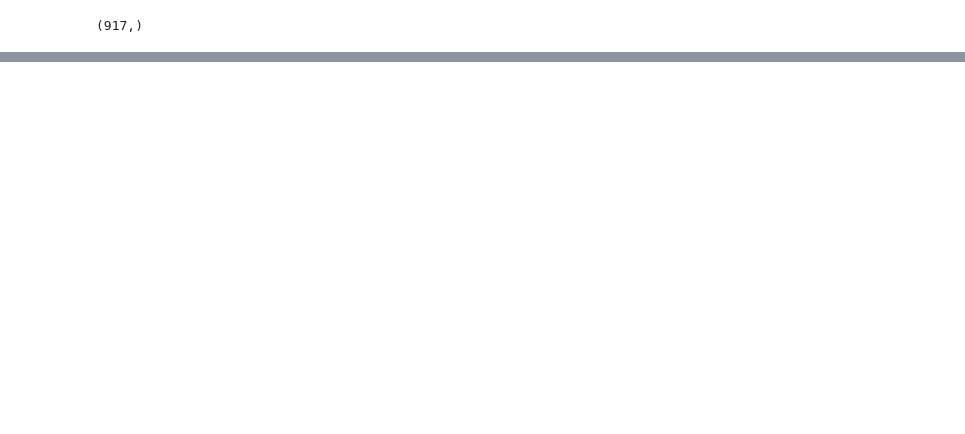
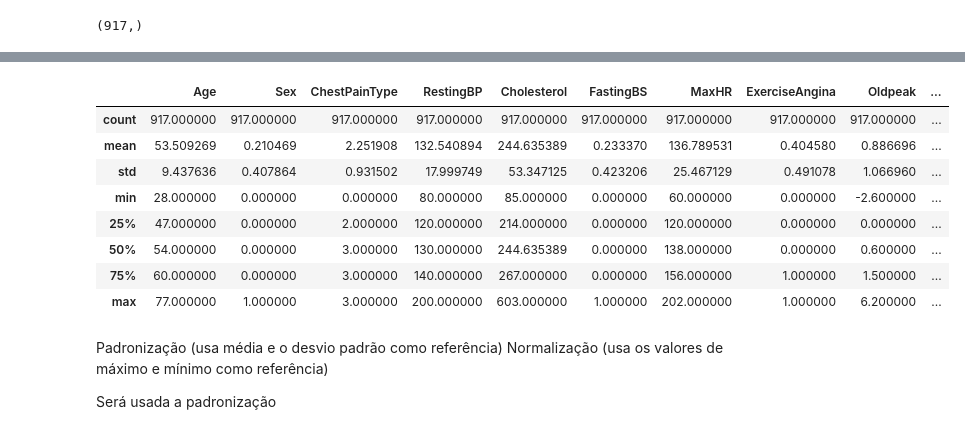
Before and after one commit to rfoliveira/udemy-ml-com-python, a Jupyter notebook: notebooks/classificacao.ipynb, the cells around one changed output, grey strips where cells are left out. Cells and saved outputs as stored; diff of their text form; code cells hidden in the pictures; blank space fills up the shorter version.

```diff
--- a/notebooks/classificacao.ipynb
+++ b/notebooks/classificacao.ipynb
@@ -99,0 +124,17 @@ alvo.shape
+# %%
+df2.describe()
+# %% [output]
+|  | Age | Sex | ChestPainType | RestingBP | Cholesterol | FastingBS | MaxHR | ExerciseAngina | Oldpeak | ... |
+| count | 917.000000 | 917.000000 | 917.000000 | 917.000000 | 917.000000 | 917.000000 | 917.000000 | 917.000000 | 917.000000 | ... |
+| mean | 53.509269 | 0.210469 | 2.251908 | 132.540894 | 244.635389 | 0.233370 | 136.789531 | 0.404580 | 0.886696 | ... |
+| std | 9.437636 | 0.407864 | 0.931502 | 17.999749 | 53.347125 | 0.423206 | 25.467129 | 0.491078 | 1.066960 | ... |
+| min | 28.000000 | 0.000000 | 0.000000 | 80.000000 | 85.000000 | 0.000000 | 60.000000 | 0.000000 | -2.600000 | ... |
+| 25% | 47.000000 | 0.000000 | 2.000000 | 120.000000 | 214.000000 | 0.000000 | 120.000000 | 0.000000 | 0.000000 | ... |
+| 50% | 54.000000 | 0.000000 | 3.000000 | 130.000000 | 244.635389 | 0.000000 | 138.000000 | 0.000000 | 0.600000 | ... |
+| 75% | 60.000000 | 0.000000 | 3.000000 | 140.000000 | 267.000000 | 0.000000 | 156.000000 | 1.000000 | 1.500000 | ... |
+| max | 77.000000 | 1.000000 | 3.000000 | 200.000000 | 603.000000 | 1.000000 | 202.000000 | 1.000000 | 6.200000 | ... |
+# %% [markdown]
+Padronização (usa média e o desvio padrão como referência)
+Normalização (usa os valores de máximo e mínimo como referência)
+
+Será usada a padronização
```
Also changed, not shown: parts of 23 cells of this notebook.
